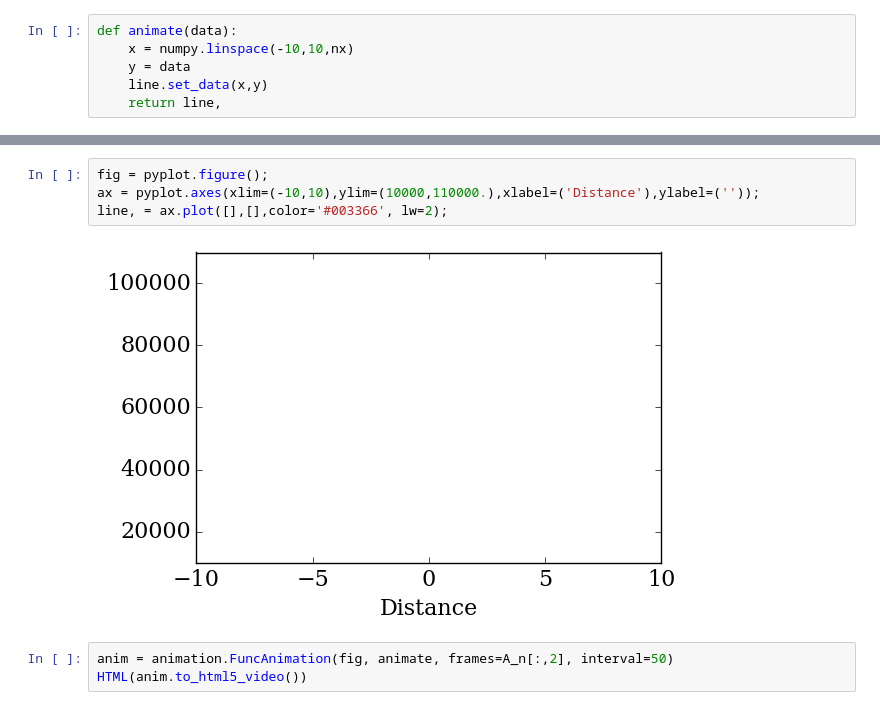
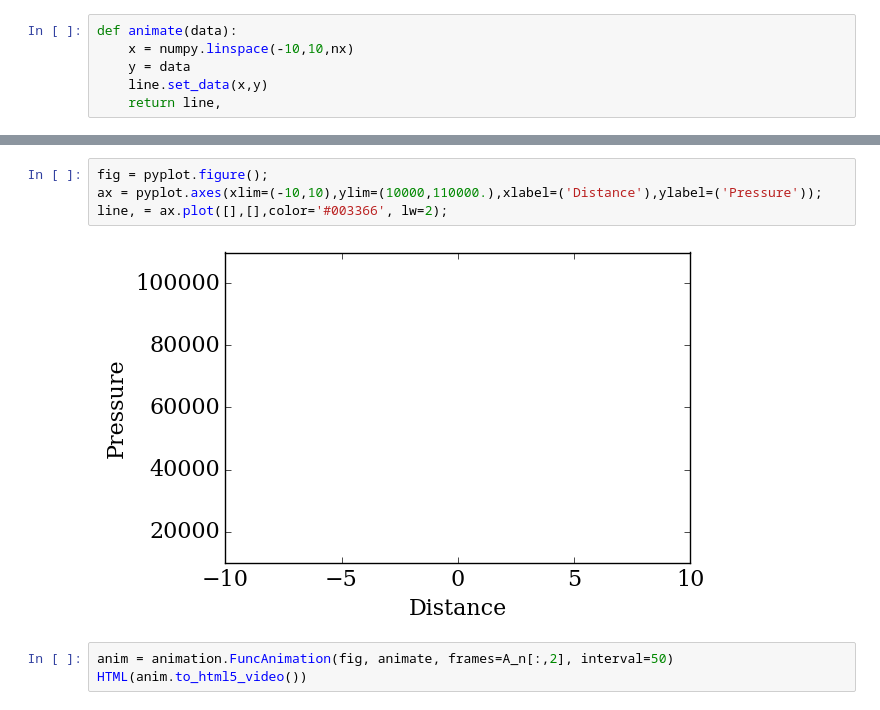
Before and after one commit to LusArt/Shock_Tube, a Jupyter notebook: Shock_Tube.ipynb, the cells around one changed output, grey strips where cells are left out. Saved outputs shown, nothing was run; the diff lists cells and outputs as text.

```diff
--- a/Shock_Tube.ipynb
+++ b/Shock_Tube.ipynb
@@ -591,10 +606,10 @@ HTML(anim.to_html5_video())
 [interactive output not drawn]
 # %%
 fig = pyplot.figure();
-ax = pyplot.axes(xlim=(-10,10),ylim=(10000,110000.),xlabel=('Distance'),ylabel=(''));
+ax = pyplot.axes(xlim=(-10,10),ylim=(10000,110000.),xlabel=('Distance'),ylabel=('Pressure'));
 line, = ax.plot([],[],color='#003366', lw=2);
 # %% [output]
-[figure, old version]
+[figure, new version]
 # %%
 anim = animation.FuncAnimation(fig, animate, frames=A_n[:,2], interval=50)
 HTML(anim.to_html5_video())
```
Also changed, not shown: parts of 18 cells of this notebook.
